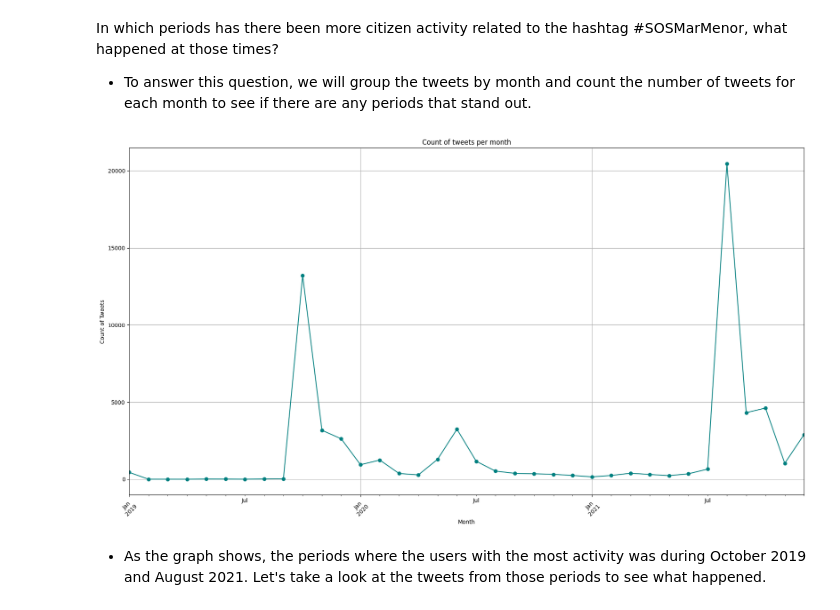
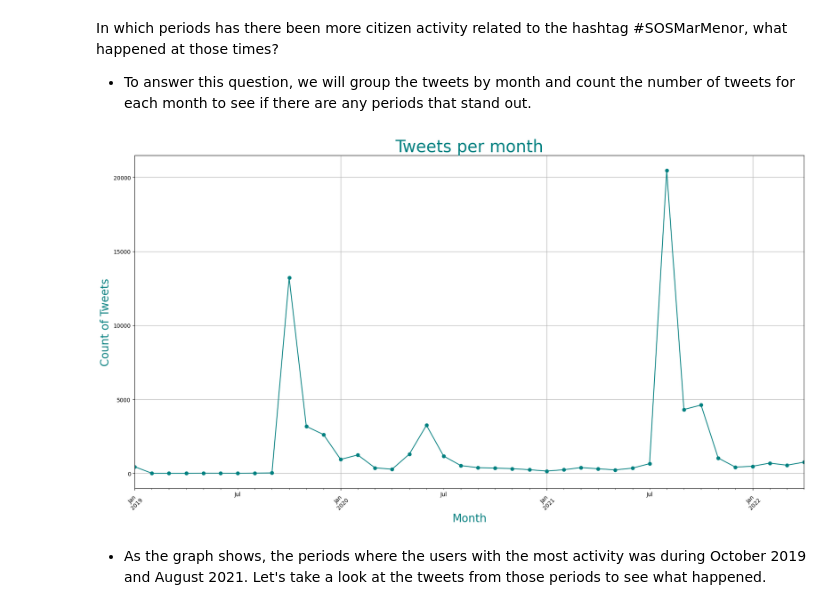
Before and after one commit to TehWeifu/IABD, a Jupyter notebook: ModelosInteligenciaArtificial/Unit03-NLP/Challenge04/Challenge04-JBSL.ipynb, the cells around one changed output. Saved outputs shown, nothing was run; the diff lists cells and outputs as text; code cells hidden in the pictures.

```diff
--- a/ModelosInteligenciaArtificial/Unit03-NLP/Challenge04/Challenge04-JBSL.ipynb
+++ b/ModelosInteligenciaArtificial/Unit03-NLP/Challenge04/Challenge04-JBSL.ipynb
@@ -149,4 +151,6 @@ stop_words = set(stopwords.words('spanish'))
 stop_words.add('mar')
 stop_words.add('menor')
 stop_words.add('murcia')
+stop_words.add('si')
+stop_words.add('sos')
 # %%
@@ -175,21 +179,21 @@ In which periods has there been more citizen activity related to the hashtag #SO
 # %%
 df['year-month'] = df['Datetime'].dt.to_period('M')
 # Clip data to 2019 because there was barely any activity before that year
-df['year-month'].clip(lower='2019-01', upper='2021-12', inplace=True)
+df['year-month'].clip(lower='2019-01', inplace=True)
 
 # Group buy year-month and count the number of tweets
 tweet_counts_by_month = df.groupby(df['year-month'])['Tweet_Id'].count()
 
 plt.figure(figsize=(18, 10))
 tweet_counts_by_month.plot(kind='line', marker='o', color='teal')
-plt.title('Count of tweets per month')
-plt.xlabel('Month')
-plt.ylabel('Count of Tweets')
+plt.title('Tweets per month', fontsize=30, color='teal')
+plt.xlabel('Month', fontsize=20, color='teal')
+plt.ylabel('Count of Tweets', fontsize=20, color='teal')
 plt.grid(True)
 plt.xticks(rotation=45)
 plt.tight_layout()
 # %% [output]
-[figure, old version]
+[figure, new version]
 # %% [markdown]
 - As the graph shows, the periods where the users with the most activity was during October 2019 and August 2021. Let's take a look at the tweets from those periods to see what happened.
 # %%
```
Also changed, not shown: parts of 13 cells of this notebook.
